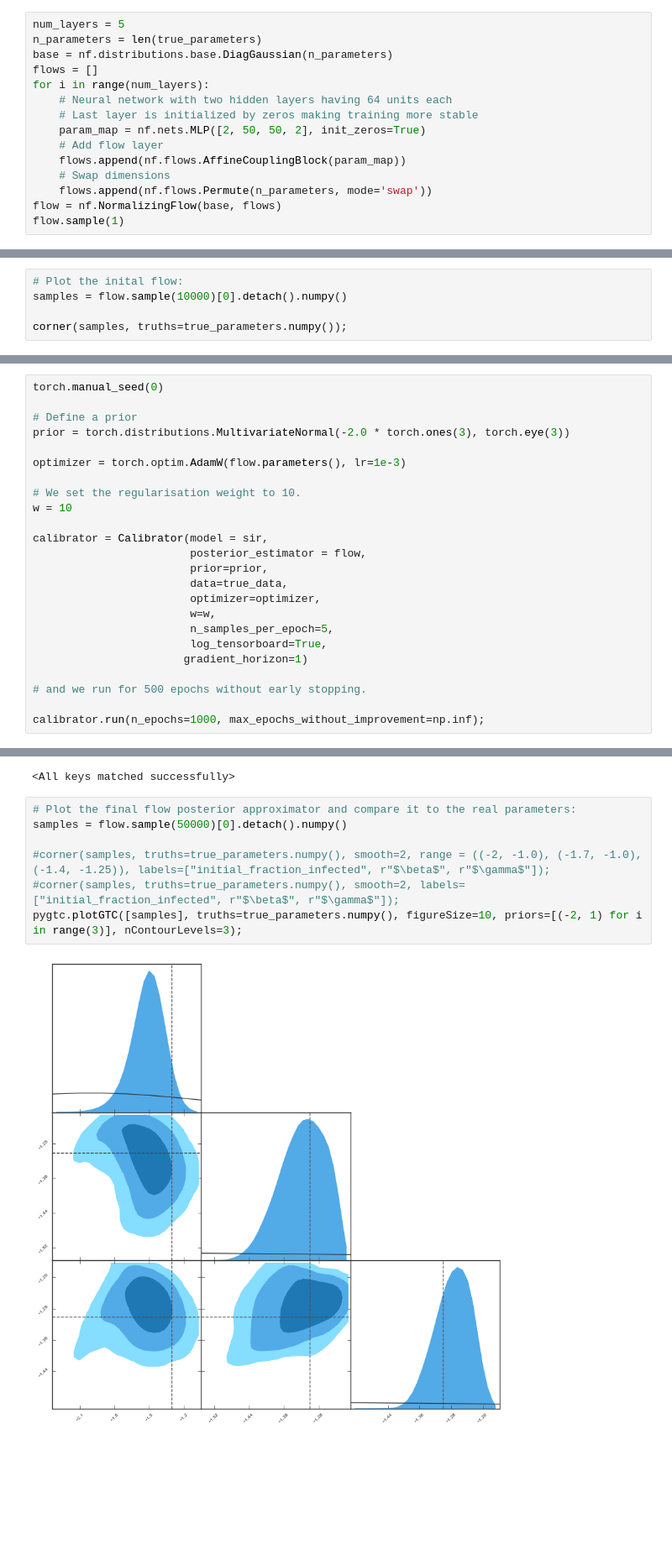
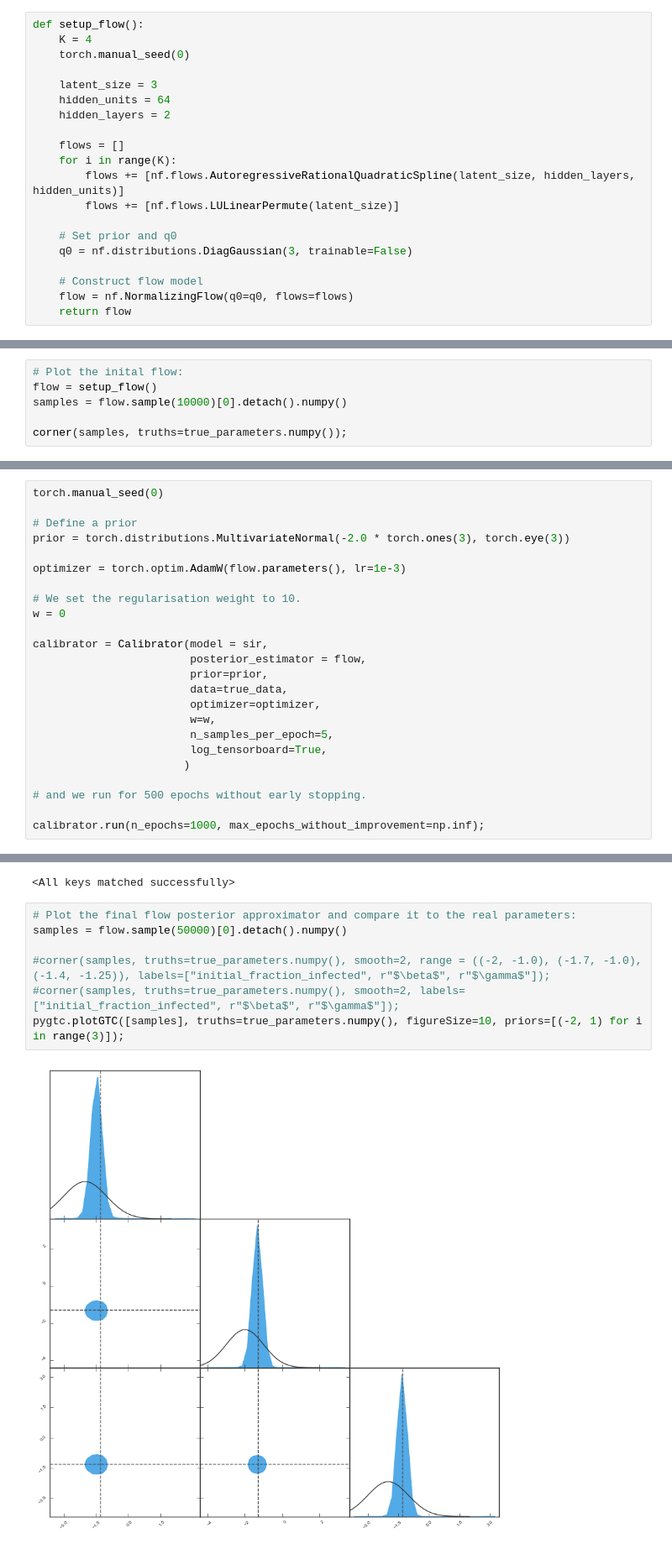
Before and after one commit to arnauqb/blackbirds, a Jupyter notebook: examples/02-SIR.ipynb, the cells around one changed output, grey strips where cells are left out. Shown: that part at 84% size. Saved outputs shown, nothing was run; the diff lists cells and outputs as text; blank space fills up the shorter version.

```diff
--- a/examples/02-SIR.ipynb
+++ b/examples/02-SIR.ipynb
@@ -52,17 +52,22 @@ We construct the flow using the normflows library (https://github.com/VincentSti
 # %% [markdown]
 In this case we define Neural Spline Flow with 4 transformations, each parametrised by 2 layers with 64 hidden units.
 # %%
-num_layers = 5
-n_parameters = len(true_parameters)
-base = nf.distributions.base.DiagGaussian(n_parameters)
-flows = []
-for i in range(num_layers):
-    # Neural network with two hidden layers having 64 units each
-    # Last layer is initialized by zeros making training more stable
-    param_map = nf.nets.MLP([2, 50, 50, 2], init_zeros=True)
-    # Add flow layer
-    flows.append(nf.flows.AffineCouplingBlock(param_map))
-    # Swap dimensions
-    flows.append(nf.flows.Permute(n_parameters, mode='swap'))
-flow = nf.NormalizingFlow(base, flows)
-flow.sample(1)
+def setup_flow():
+    K = 4
+    torch.manual_seed(0)
+
+    latent_size = 3
+    hidden_units = 64
+    hidden_layers = 2
+
+    flows = []
+    for i in range(K):
+        flows += [nf.flows.AutoregressiveRationalQuadraticSpline(latent_size, hidden_layers, hidden_units)]
+        flows += [nf.flows.LULinearPermute(latent_size)]
+
+    # Set prior and q0
+    q0 = nf.distributions.DiagGaussian(3, trainable=False)
+
+    # Construct flow model
+    flow = nf.NormalizingFlow(q0=q0, flows=flows)
+    return flow
@@ -72,5 +74,6 @@ flow.sample(1)
 # %%
 # Plot the inital flow:
+flow = setup_flow()
 samples = flow.sample(10000)[0].detach().numpy()
 
 corner(samples, truths=true_parameters.numpy());
@@ -109,7 +112,7 @@ prior = torch.distributions.MultivariateNormal(-2.0 * torch.ones(3), torch.eye(3
 optimizer = torch.optim.AdamW(flow.parameters(), lr=1e-3)
 
 # We set the regularisation weight to 10.
-w = 10
+w = 0
 
 calibrator = Calibrator(model = sir,
                         posterior_estimator = flow,
@@ -119,7 +122,7 @@ calibrator = Calibrator(model = sir,
                         w=w,
                         n_samples_per_epoch=5,
                         log_tensorboard=True,
-                       gradient_horizon=1)
+                       )
 
 # and we run for 500 epochs without early stopping.
 
@@ -140,12 +145,12 @@ flow.load_state_dict(calibrator.best_model_state_dict)
 # %%
 # Plot the final flow posterior approximator and compare it to the real parameters:
 samples = flow.sample(50000)[0].detach().numpy()
 
 #corner(samples, truths=true_parameters.numpy(), smooth=2, range = ((-2, -1.0), (-1.7, -1.0), (-1.4, -1.25)), labels=["initial_fraction_infected", r"$\beta$", r"$\gamma$"]);
 #corner(samples, truths=true_parameters.numpy(), smooth=2, labels=["initial_fraction_infected", r"$\beta$", r"$\gamma$"]);
-pygtc.plotGTC([samples], truths=true_parameters.numpy(), figureSize=10, priors=[(-2, 1) for i in range(3)], nContourLevels=3);
+pygtc.plotGTC([samples], truths=true_parameters.numpy(), figureSize=10, priors=[(-2, 1) for i in range(3)]);
 # %% [output]
-[figure, old version]
+[figure, new version]
 # %%
 # compare the predictions to the synthetic data:
 
```
Also changed, not shown: parts of 8 cells of this notebook, 1 other file.
